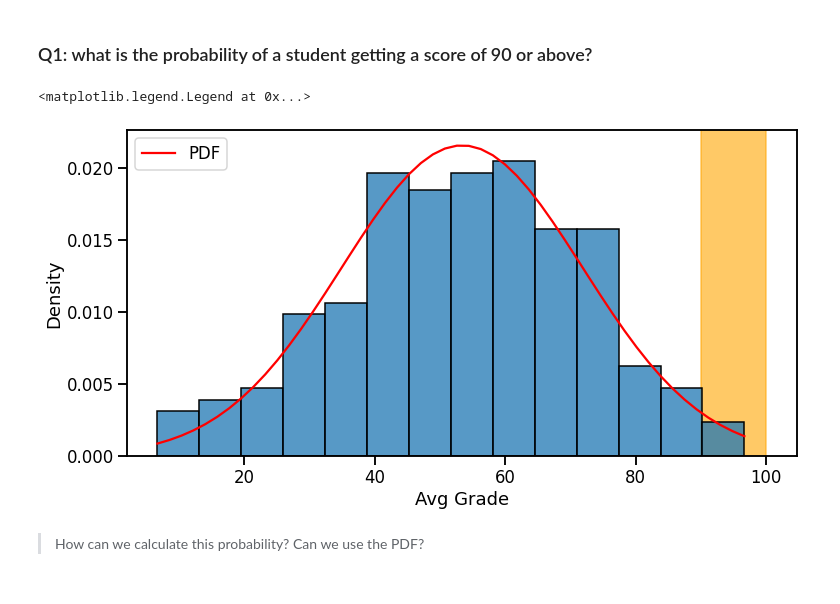
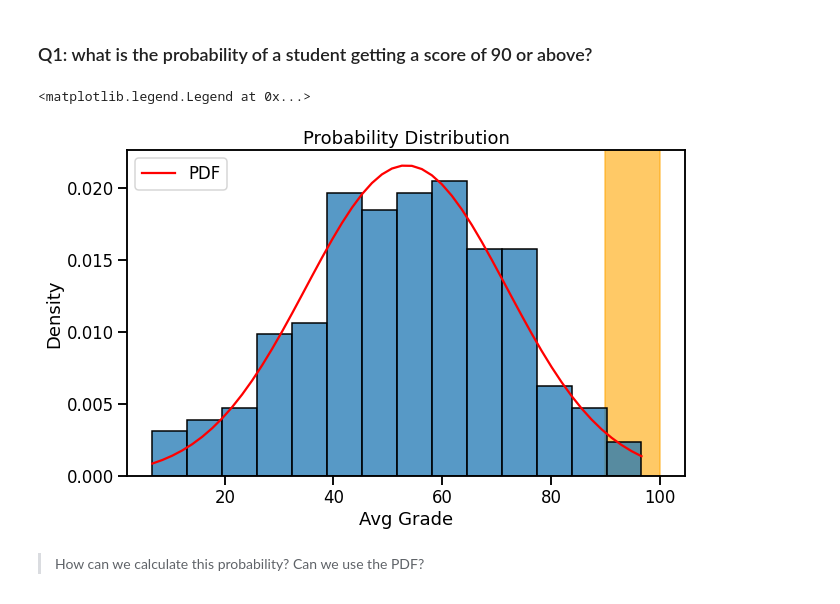
Before and after one commit to coding-dojo-data-science/data-enrichment-wk15-lect01-codealong, a Jupyter notebook: PreClass - From Distributions to Hypothesis.ipynb, the cells around one changed output. Saved outputs shown, nothing was run; the diff lists cells and outputs as text; code cells hidden in the pictures.

```diff
--- a/PreClass - From Distributions to Hypothesis.ipynb
+++ b/PreClass - From Distributions to Hypothesis.ipynb
@@ -147,16 +147,17 @@ plt.legend()
 ### Q1: what is the probability of a student getting a score of 90 or above?
 # %%
 ## Plot the histogram again AND pdf again
+fig,ax = plt.subplots(figsize=(10,6))
 sns.histplot(data=df, x='Avg Grade', stat='density')
 plt.plot(xs, pdf, color = 'red', label = 'PDF')
-
+ax.set_title('Probability Distribution')
 ## Add a vpsan to the plot showing the region we want to calc prob for
 plt.axvspan(90,100, alpha = 0.6, color = 'orange', zorder = 0)
 
 plt.legend()
 # %% [output]
 <matplotlib.legend.Legend at 0x...>
-[figure, old version]
+[figure, new version]
 # %% [markdown]
 > How can we calculate this probability? Can we use the PDF?
 # %%
```
Also changed, not shown: parts of 11 cells of this notebook, 1 other file.
